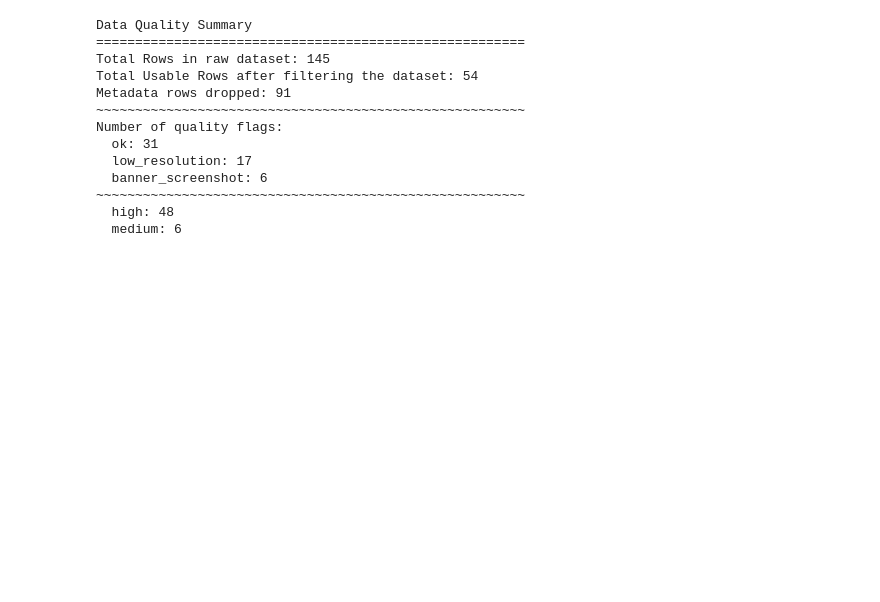
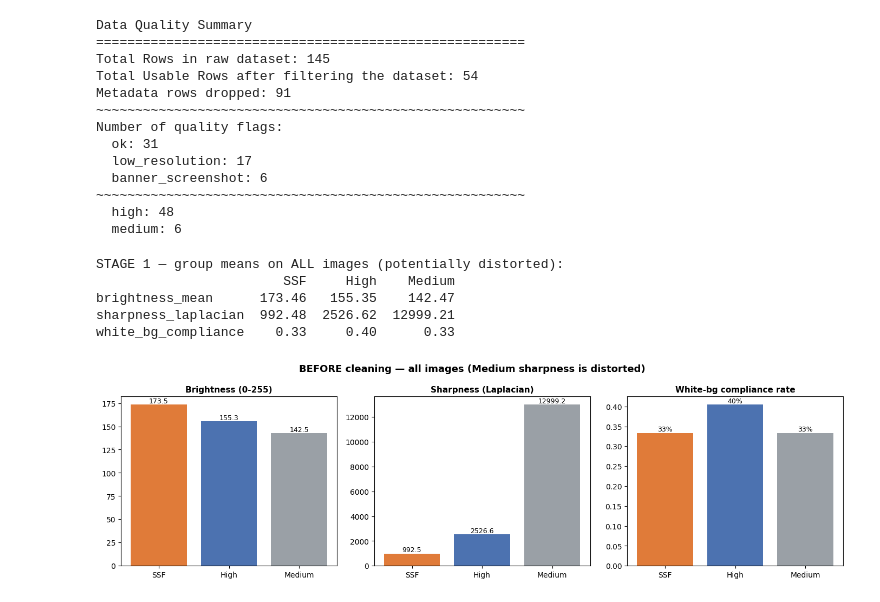
Before and after one commit to MichaelZimm20/xn-sitstayforever-semantic-attention, a Jupyter notebook: notebooks/xn_sitstayforever_data_and_features.ipynb, the cells around one changed output. Saved outputs shown, nothing was run; the diff lists cells and outputs as text; code cells hidden in the pictures; blank space fills up the shorter version.

```diff
--- a/notebooks/xn_sitstayforever_data_and_features.ipynb
+++ b/notebooks/xn_sitstayforever_data_and_features.ipynb
@@ -400,0 +438,19 @@ Number of quality flags:
+# %%
+naive = pd.DataFrame({
+    'SSF':    ssf[HEADLINE].mean(),
+    'High':   high_comp[HEADLINE].mean(),
+    'Medium': med_comp[HEADLINE].mean(),
+})
+print('STAGE 1 — group means on ALL images (potentially distorted):')
+print(naive.round(2), '\n')
+
+plot_headline({'SSF': ssf, 'High': high_comp, 'Medium': med_comp},
+              ['#E07B39', '#4C72B0', '#9AA0A6'],
+              'BEFORE cleaning — all images (Medium sharpness is distorted)')
+# %% [output]
+STAGE 1 — group means on ALL images (potentially distorted):
+                        SSF     High    Medium
+brightness_mean      173.46   155.35    142.47
+sharpness_laplacian  992.48  2526.62  12999.21
+white_bg_compliance    0.33     0.40      0.33
+[figure, added]
```
Also changed, not shown: parts of 12 cells of this notebook.
